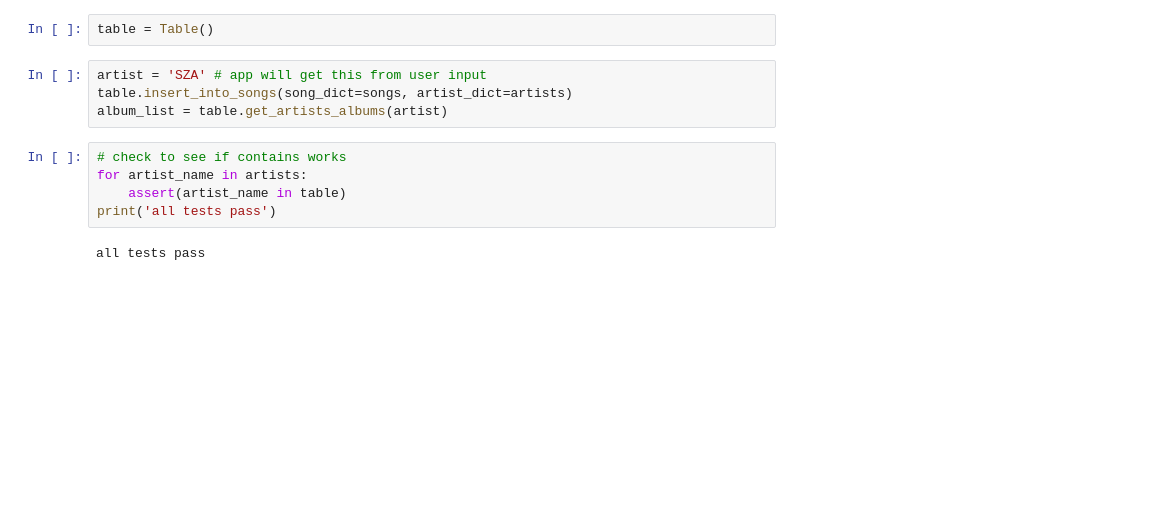
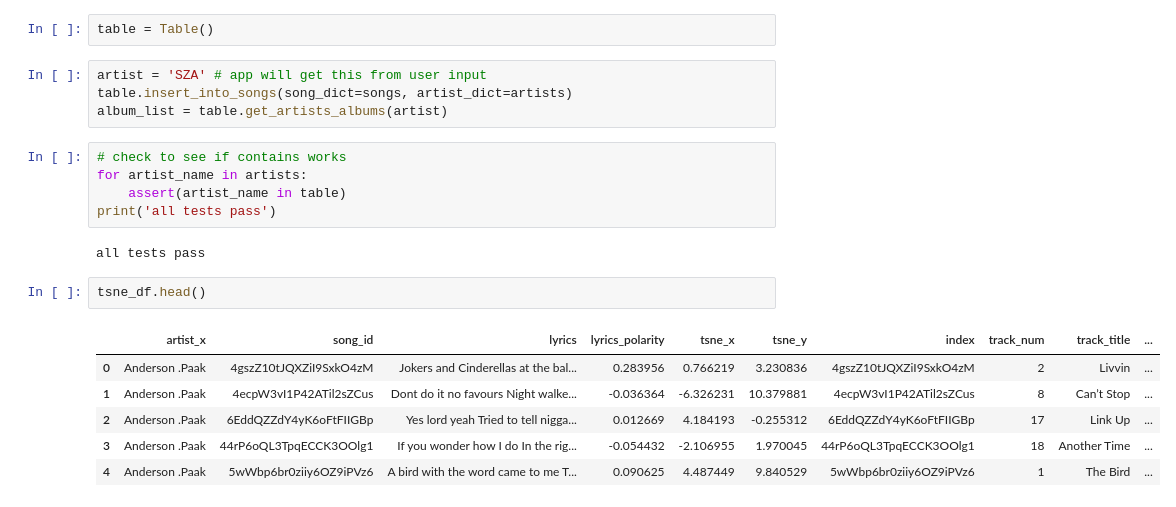
Before and after one commit to jarvmiller/tdi_application, a Jupyter notebook: song_eda.ipynb, the cells around one changed output. Drawn from its saved outputs; the diff is of its cells as text; blank space fills up the shorter version.

```diff
--- a/song_eda.ipynb
+++ b/song_eda.ipynb
@@ -317,3 +381,12 @@ for artist_name in artists:
 print('all tests pass')
 # %% [output]
 all tests pass
+# %%
+tsne_df.head()
+# %% [output]
+|  | artist_x | song_id | lyrics | lyrics_polarity | tsne_x | tsne_y | index | track_num | track_title | ... |
+| 0 | Anderson .Paak | 4gszZ10tJQXZiI9SxkO4zM | Jokers and Cinderellas at the bal... | 0.283956 | 0.766219 | 3.230836 | 4gszZ10tJQXZiI9SxkO4zM | 2 | Livvin | ... |
+| 1 | Anderson .Paak | 4ecpW3vI1P42ATil2sZCus | Dont do it no favours Night walke... | -0.036364 | -6.326231 | 10.379881 | 4ecpW3vI1P42ATil2sZCus | 8 | Can’t Stop | ... |
+| 2 | Anderson .Paak | 6EddQZZdY4yK6oFtFIIGBp | Yes lord yeah Tried to tell nigga... | 0.012669 | 4.184193 | -0.255312 | 6EddQZZdY4yK6oFtFIIGBp | 17 | Link Up | ... |
+| 3 | Anderson .Paak | 44rP6oQL3TpqECCK3OOlg1 | If you wonder how I do In the rig... | -0.054432 | -2.106955 | 1.970045 | 44rP6oQL3TpqECCK3OOlg1 | 18 | Another Time | ... |
+| 4 | Anderson .Paak | 5wWbp6br0ziiy6OZ9iPVz6 | A bird with the word came to me T... | 0.090625 | 4.487449 | 9.840529 | 5wWbp6br0ziiy6OZ9iPVz6 | 1 | The Bird | ... |
```
Also changed, not shown: parts of 14 cells of this notebook.
